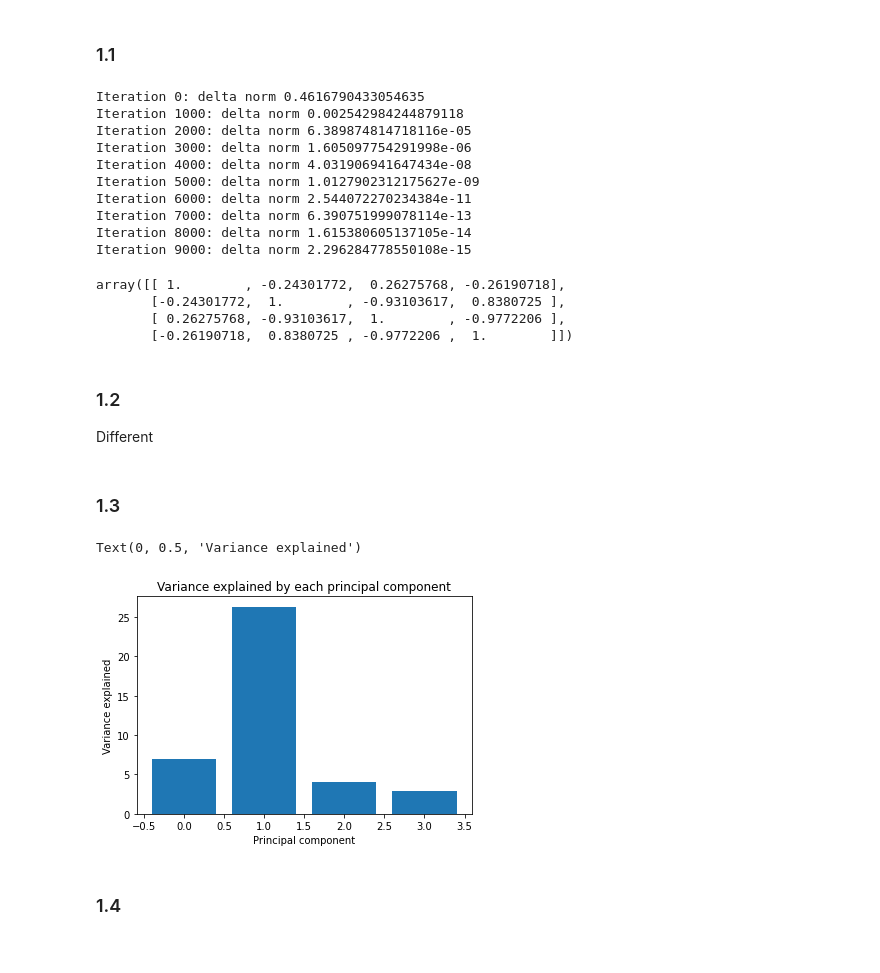
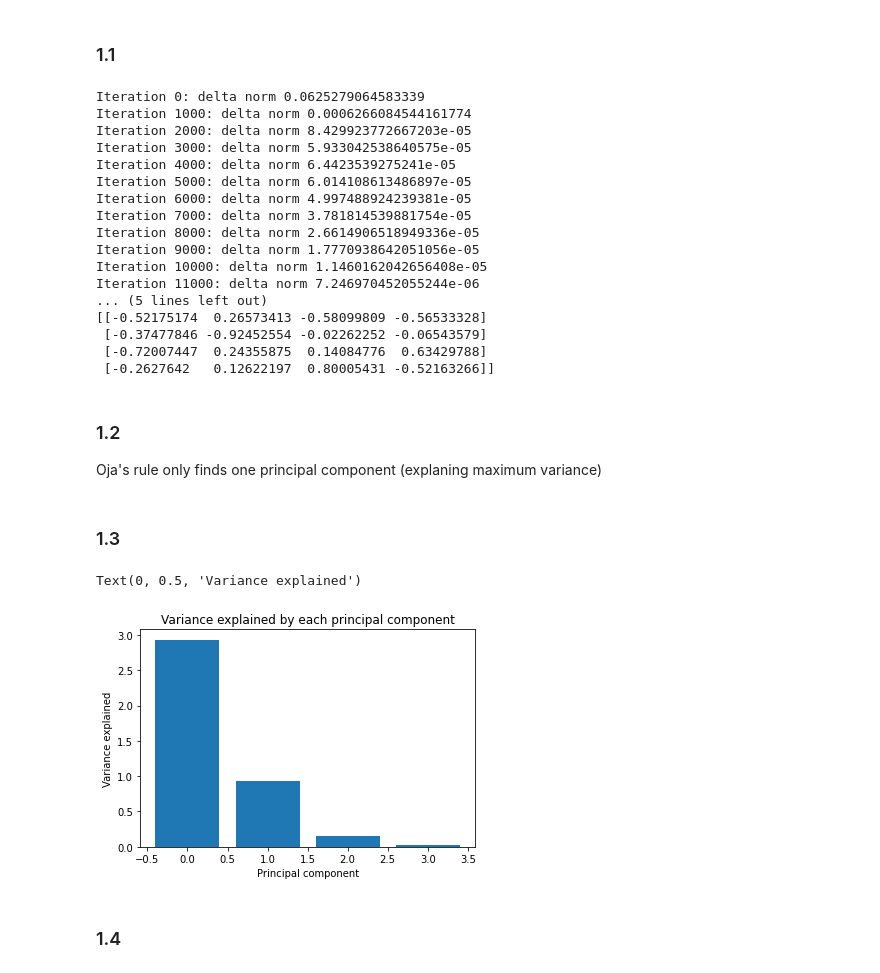
Before and after one commit to kmeng01/9.53-psets, a Jupyter notebook: pset-2/main.ipynb, the cells around one changed output. Cells and saved outputs as stored; diff of their text form; code cells hidden in the pictures.

```diff
--- a/pset-2/main.ipynb
+++ b/pset-2/main.ipynb
@@ -18,6 +20,7 @@ from sanger import SangerNet
 # %%
 # Load data
-iris_df = pd.read_csv("Iris.txt")
+iris_df = pd.read_csv("Iris.txt").sample(frac=1)  # with shuffling!
+iris_lab = np.array([classes[x] for x in iris_df.to_numpy()[:, 4]])
 iris_np = iris_df.to_numpy()[:, :4].T.astype(np.float32)
 iris_np_no_std = iris_np.copy()
 
@@ -28,38 +31,44 @@ iris_np /= iris_np.std(axis=1)[:, None]
 snet = SangerNet()
 snet.learn(iris_np)
 
-# Sanity check: PCs should be orthogonal
-snet.w_norm @ snet.w_norm.T
+print("\nPCs:")
+print(snet.w)
 # %% [output]
-Iteration 0: delta norm 0.4616790433054635
-Iteration 1000: delta norm 0.002542984244879118
-Iteration 2000: delta norm 6.389874814718116e-05
-Iteration 3000: delta norm 1.605097754291998e-06
-Iteration 4000: delta norm 4.031906941647434e-08
-Iteration 5000: delta norm 1.0127902312175627e-09
-Iteration 6000: delta norm 2.544072270234384e-11
-Iteration 7000: delta norm 6.390751999078114e-13
-Iteration 8000: delta norm 1.615380605137105e-14
-Iteration 9000: delta norm 2.296284778550108e-15
+Iteration 0: delta norm 0.0625279064583339
+Iteration 1000: delta norm 0.0006266084544161774
+Iteration 2000: delta norm 8.429923772667203e-05
+Iteration 3000: delta norm 5.933042538640575e-05
+Iteration 4000: delta norm 6.4423539275241e-05
+Iteration 5000: delta norm 6.014108613486897e-05
+Iteration 6000: delta norm 4.997488924239381e-05
+Iteration 7000: delta norm 3.781814539881754e-05
+Iteration 8000: delta norm 2.6614906518949336e-05
+Iteration 9000: delta norm 1.7770938642051056e-05
+Iteration 10000: delta norm 1.1460162042656408e-05
+Iteration 11000: delta norm 7.246970452055244e-06
+... (5 lines left out)
+[[-0.52175174  0.26573413 -0.58099809 -0.56533328]
+ [-0.37477846 -0.92452554 -0.02262252 -0.06543579]
+ [-0.72007447  0.24355875  0.14084776  0.63429788]
+ [-0.2627642   0.12622197  0.80005431 -0.52163266]]
-array([[ 1.        , -0.24301772,  0.26275768, -0.26190718],
-       [-0.24301772,  1.        , -0.93103617,  0.8380725 ],
-       [ 0.26275768, -0.93103617,  1.        , -0.9772206 ],
-       [-0.26190718,  0.8380725 , -0.9772206 ,  1.        ]])
-# %% [markdown]
-### 1.2
-
-Different
+# %% [markdown]
+### 1.2
+
+Oja's rule only finds one principal component (explaning maximum variance)
 # %% [markdown]
 ### 1.3
 # %%
-# plot variances v.s. principal component
-plt.bar([i for i in range(4)], np.linalg.norm(snet.w, axis=1))
+# Plot variances v.s. principal component
+pca = sklearn.decomposition.PCA(n_components=4)
+pca.fit(iris_np.T)
+pc, var = pca.components_, pca.explained_variance_
+plt.bar([i for i in range(4)], pca.explained_variance_)
 plt.title("Variance explained by each principal component")
 plt.xlabel("Principal component")
 plt.ylabel("Variance explained")
 # %% [output]
 Text(0, 0.5, 'Variance explained')
-[figure, old version]
+[figure, new version]
 # %% [markdown]
 ### 1.4
 # %%
```
Also changed, not shown: parts of 14 cells of this notebook, 2 other files.
